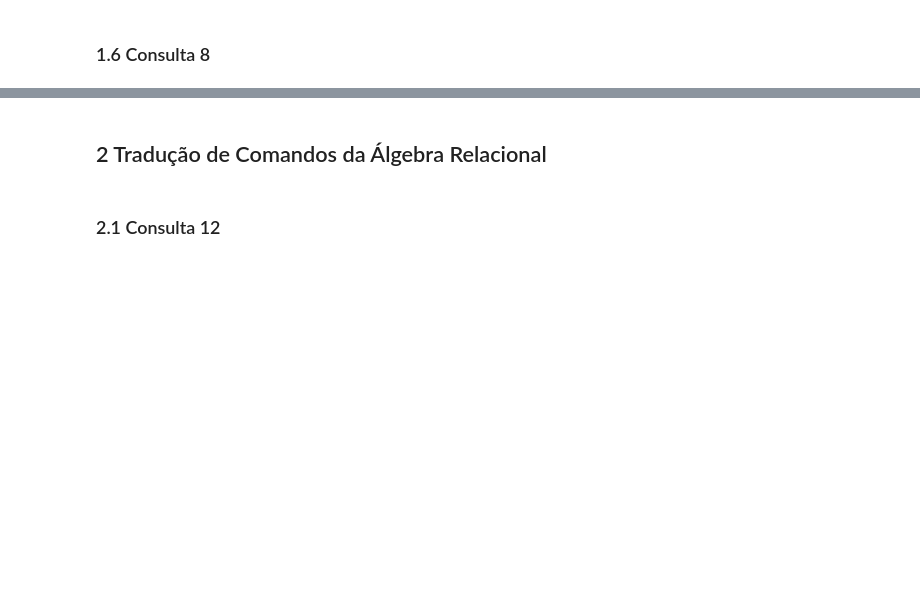
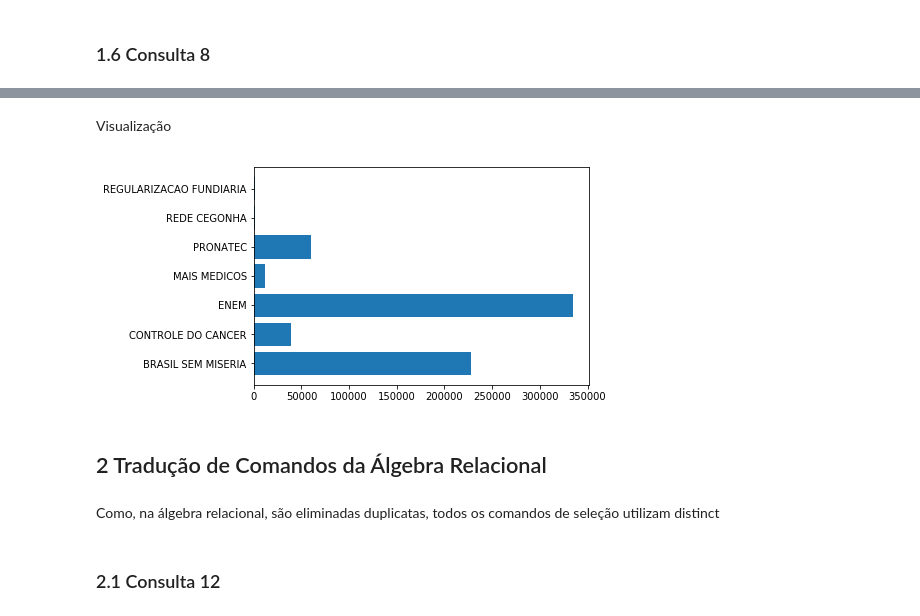
Before and after one commit to brenomatos/tp1-ibd, a Jupyter notebook: Breno.ipynb, the cells around one changed output, grey strips where cells are left out. Saved outputs shown, nothing was run; the diff lists cells and outputs as text; code cells hidden in the pictures; blank space fills up the shorter version.

```diff
--- a/Breno.ipynb
+++ b/Breno.ipynb
@@ -97,8 +201,23 @@ df
 | 63 | VIVER SEM LIMITE | Transferências para a educação bá... | 2 | 0.00 |
 | 64 | VIVER SEM LIMITE | Educação básica | 1 | 0.00 |
 65 rows × 4 columns
+# %% [markdown]
+Visualização
+# %%
+# selecionando apenas os programas de valor total > 0
+df1 = df
+df1 = df1[df1["VALOR_TOTAL"]>0]
+df1
+# Agora, plotamos um grafico de barras para visualizar os dados
+
+plt.barh(df1["NOME_PROGRAMA_GOVERNO"],df1["VALOR_TOTAL"])
+plt.show()
+# %% [output]
+[figure, added]
 # %% [markdown]
 ## 2 Tradução de Comandos da Álgebra Relacional
+# %% [markdown]
+Como, na álgebra relacional, são eliminadas duplicatas, todos os comandos de seleção utilizam distinct
 # %% [markdown]
 ### 2.1 Consulta 12
 # %%
```
Also changed, not shown: parts of 13 cells of this notebook, 1 other file.
